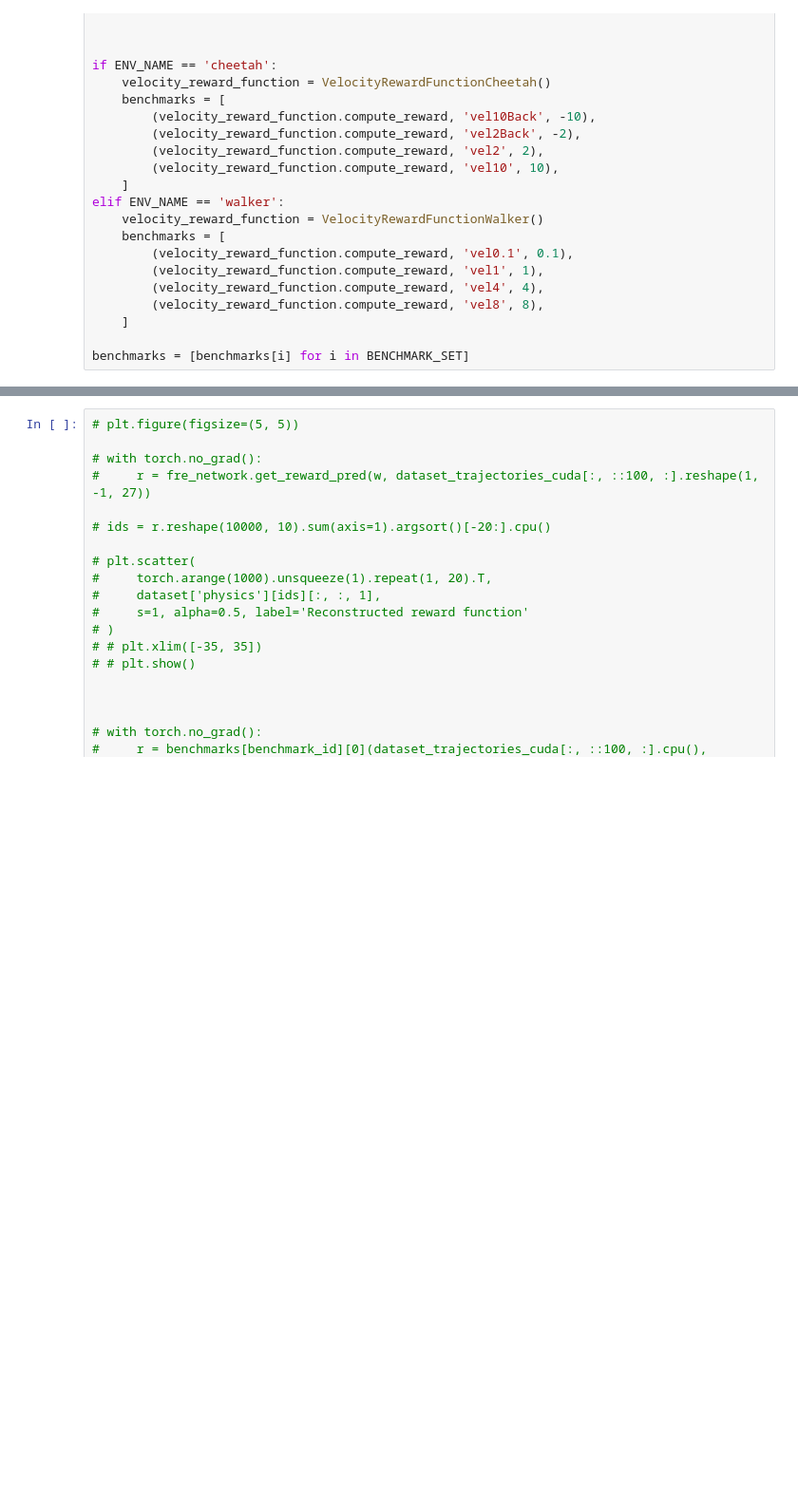
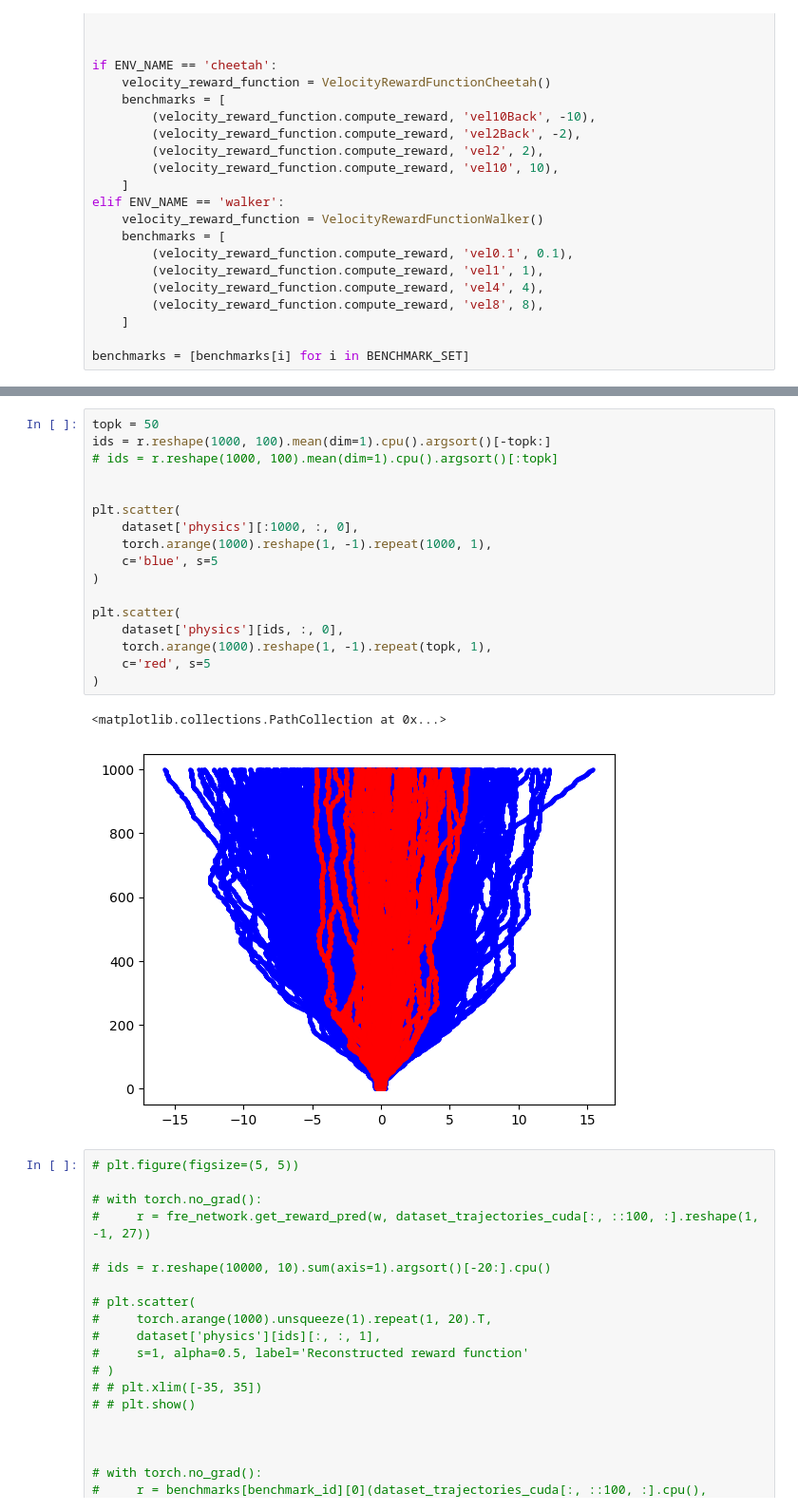
Before and after one commit to TheSun00000/fre_experiments, a Jupyter notebook: offline_fre+dmc copy.ipynb, the cells around one changed output, grey strips where cells are left out. Shown at 95% size. Cells and saved outputs as stored; diff of their text form; blank space fills up the shorter version.

```diff
--- a/offline_fre+dmc copy.ipynb
+++ b/offline_fre+dmc copy.ipynb
@@ -688,3 +701,23 @@ if ENV_NAME == 'cheetah':
+# %%
+topk = 50
+ids = r.reshape(1000, 100).mean(dim=1).cpu().argsort()[-topk:]
+# ids = r.reshape(1000, 100).mean(dim=1).cpu().argsort()[:topk]
+
+
+plt.scatter(
+    dataset['physics'][:1000, :, 0],
+    torch.arange(1000).reshape(1, -1).repeat(1000, 1),
+    c='blue', s=5
+)
+
+plt.scatter(
+    dataset['physics'][ids, :, 0],
+    torch.arange(1000).reshape(1, -1).repeat(topk, 1),
+    c='red', s=5
+)
+# %% [output]
+<matplotlib.collections.PathCollection at 0x...>
+[figure, added]
 # %%
 # plt.figure(figsize=(5, 5))
 
```
Also changed, not shown: parts of 13 cells of this notebook, 2 other files.
